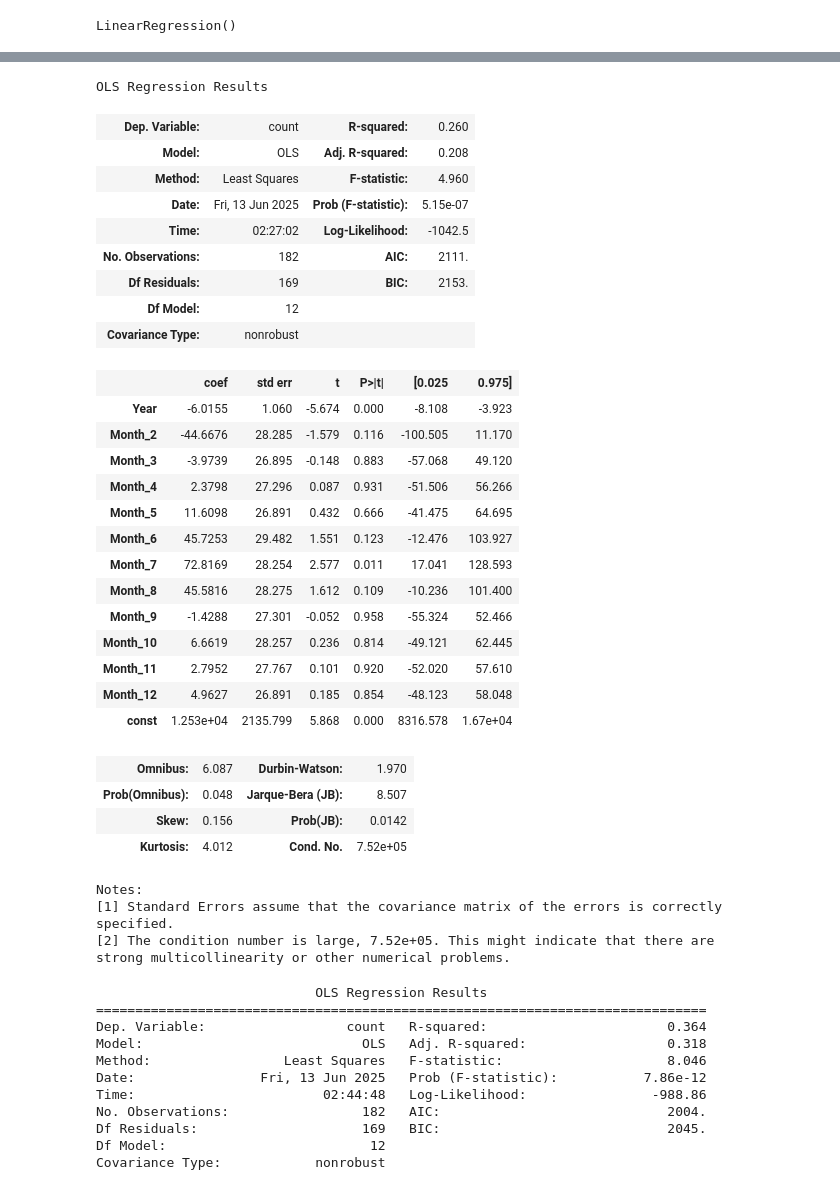
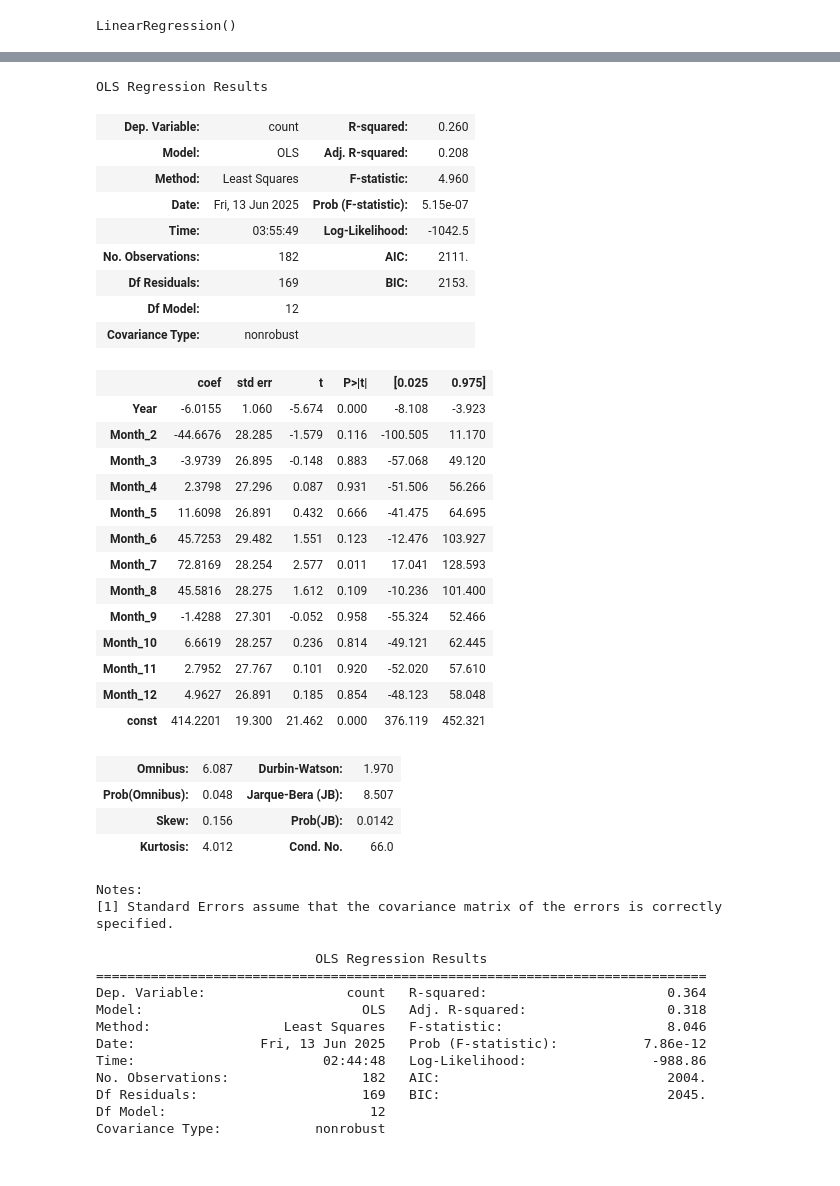
Before and after one commit to terryljh/aviation2, a Jupyter notebook: asrs linear model2.ipynb, the cells around one changed output, grey strips where cells are left out. Saved outputs shown, nothing was run; the diff lists cells and outputs as text; code cells hidden in the pictures.

```diff
--- a/asrs linear model2.ipynb
+++ b/asrs linear model2.ipynb
@@ -328,21 +323,3 @@ Notes:
 [1] Standard Errors assume that the covariance matrix of the errors is correctly specified.
 [2] The condition number is large, 7.8e+05. This might indicate that there are
 strong multicollinearity or other numerical problems.
-# %%
-#trying monthly counts instead of yearly counts, but without distinguishing months
-#shows decreasing trend but unreliable p-value
-import statsmodels.api as sm
-
-dfsubset2 = dfsubset[(dfsubset['Date']//100 >= 2006) & (dfsubset['Date']//100 <= 2024)]
-
-monthly_counts = dfsubset2.groupby(dfsubset2['Date']%100).size().reset_index(name='Accident_Count_Per_Month')
-monthly_counts.rename(columns={monthly_counts.columns[0]: 'Month'}, inplace=True)
-
-X = sm.add_constant(monthly_counts['Month'])
-y = monthly_counts['Accident_Count_Per_Month']
-X_train, X_test, y_train, y_test = train_test_split(
-X, y, test_size=0.2, random_state=945)
-
-model = sm.OLS(y_train, X_train).fit()
-
-print(model.summary())
@@ -367,11 +326,11 @@ Notes:
 # %%
 #model with only months as categorical variables and year as feature shows clear decreasing accident trend over year
-#we use other variables in cells below
 import statsmodels.api as sm
 dfsubset2 = dfsubset[(dfsubset['Date']//100 >= 2006) & (dfsubset['Date']//100 <= 2024)]
 dfsubset2=dfsubset2.copy()
 dfsubset2['Year'] = dfsubset2['Date']//100
 dfsubset2['Month'] = dfsubset2['Date']%100
+dfsubset2['Year'] = dfsubset2['Year'] - dfsubset2['Year'].mean()
 
 grouped = dfsubset2.groupby(['Year', 'Month']).size().reset_index(name='count')
 
@@ -391,41 +350,39 @@ X, y, test_size=0.2, random_state=945)
 #monthmodel = LinearRegression()
 #monthmodel.fit(X_train,y_train)
 
 X_train = sm.add_constant(X_train, prepend=False)
 
 monthmodel2 = sm.OLS(y_train, X_train).fit()
 monthmodel2.summary()
 # %% [output]
 OLS Regression Results
 | Dep. Variable: | count | R-squared: | 0.260 |
 | Model: | OLS | Adj. R-squared: | 0.208 |
 | Method: | Least Squares | F-statistic: | 4.960 |
 | Date: | Fri, 13 Jun 2025 | Prob (F-statistic): | 5.15e-07 |
-| Time: | 02:27:02 | Log-Likelihood: | -1042.5 |
+| Time: | 03:55:49 | Log-Likelihood: | -1042.5 |
 | No. Observations: | 182 | AIC: | 2111. |
 | Df Residuals: | 169 | BIC: | 2153. |
 | Df Model: | 12 |  |  |
 | Covariance Type: | nonrobust |  |  |
 |  | coef | std err | t | P>|t| | [0.025 | 0.975] |
 | Year | -6.0155 | 1.060 | -5.674 | 0.000 | -8.108 | -3.923 |
 | Month_2 | -44.6676 | 28.285 | -1.579 | 0.116 | -100.505 | 11.170 |
 | Month_3 | -3.9739 | 26.895 | -0.148 | 0.883 | -57.068 | 49.120 |
 | Month_4 | 2.3798 | 27.296 | 0.087 | 0.931 | -51.506 | 56.266 |
 | Month_5 | 11.6098 | 26.891 | 0.432 | 0.666 | -41.475 | 64.695 |
 | Month_6 | 45.7253 | 29.482 | 1.551 | 0.123 | -12.476 | 103.927 |
 | Month_7 | 72.8169 | 28.254 | 2.577 | 0.011 | 17.041 | 128.593 |
 | Month_8 | 45.5816 | 28.275 | 1.612 | 0.109 | -10.236 | 101.400 |
 | Month_9 | -1.4288 | 27.301 | -0.052 | 0.958 | -55.324 | 52.466 |
 | Month_10 | 6.6619 | 28.257 | 0.236 | 0.814 | -49.121 | 62.445 |
 | Month_11 | 2.7952 | 27.767 | 0.101 | 0.920 | -52.020 | 57.610 |
 | Month_12 | 4.9627 | 26.891 | 0.185 | 0.854 | -48.123 | 58.048 |
-| const | 1.253e+04 | 2135.799 | 5.868 | 0.000 | 8316.578 | 1.67e+04 |
+| const | 414.2201 | 19.300 | 21.462 | 0.000 | 376.119 | 452.321 |
 | Omnibus: | 6.087 | Durbin-Watson: | 1.970 |
 | Prob(Omnibus): | 0.048 | Jarque-Bera (JB): | 8.507 |
 | Skew: | 0.156 | Prob(JB): | 0.0142 |
-| Kurtosis: | 4.012 | Cond. No. | 7.52e+05 |
+| Kurtosis: | 4.012 | Cond. No. | 66.0 |
 Notes:
 [1] Standard Errors assume that the covariance matrix of the errors is correctly specified.
-[2] The condition number is large, 7.52e+05. This might indicate that there are
-strong multicollinearity or other numerical problems.
 # %%
```
Also changed, not shown: parts of 4 cells of this notebook.
